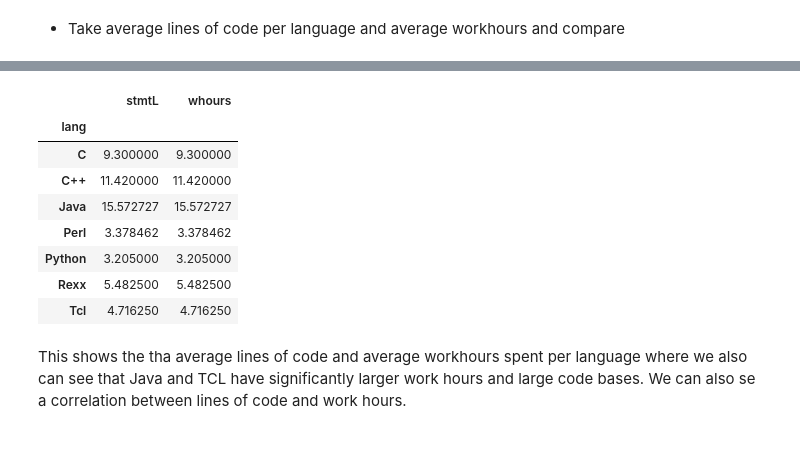
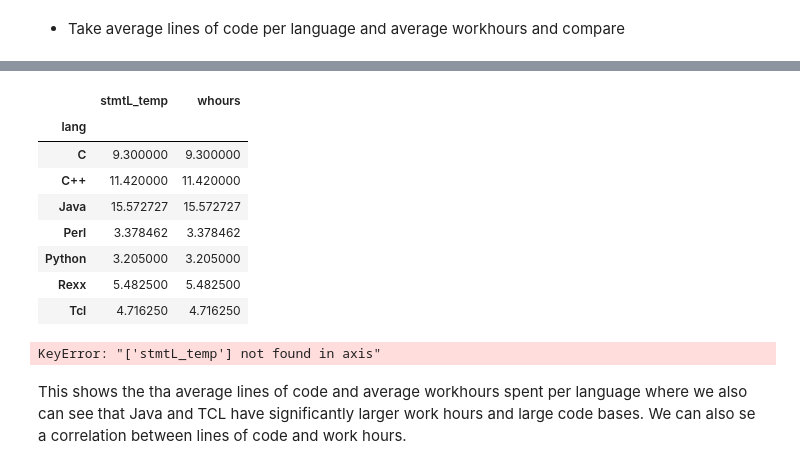
Before and after one commit to kevanoovitch/PA1457_RM_DataAnalysis, a Jupyter notebook: assignment3.ipynb, the cells around one changed output, grey strips where cells are left out. Cells and saved outputs as stored; diff of their text form; code cells hidden in the pictures.

```diff
--- a/assignment3.ipynb
+++ b/assignment3.ipynb
@@ -55,0 +36,3 @@ Name: count, dtype: int64
+# %%
+for c in df.columns:
+    df[c] = df[c].replace(('','??'), np.nan).fillna("not answered")
@@ -143,22 +73,0 @@ df
-# %%
-# === z1000rel ===
-
-# Convert all values to floats
-df['z1000rel'] = pd.to_numeric(df['z1000rel'], errors='coerce').fillna(0)
-
-#Round to 3 decmial for consistency
-df['z1000rel'] = df['z1000rel'].round(2)
-
-
-# === m1000rel === #
-
-# Convert all values to floats
-df['m1000rel'] = pd.to_numeric(df['m1000rel'], errors='coerce').fillna(0)
-
-#Round to 3 decmial for consistency
-df['m1000rel'] = df['m1000rel'].round(2)
-
-df['z1000rel'].value_counts(dropna=False)
-
-
-df['m1000rel'].value_counts(dropna=False)
@@ -183,11 +73,0 @@ Name: count, dtype: int64
-# %%
-# Convert to numeric, non-numeric and empty strings become NaN
-df['whours_numeric'] = pd.to_numeric(df['whours'], errors='coerce')
-
-# Fill missing values with 'not answered'
-df['whours'] = df['whours_numeric'].fillna("not answered").astype(str)
-
-df = df.drop(columns=['whours_numeric'])
-
-# Check value counts
-df['whours'].value_counts(dropna=False)
@@ -275,12 +118,12 @@ df
 # %%
-df['stmtL'] = pd.to_numeric(df['stmtL'], errors='coerce')
+df['stmtL_temp'] = pd.to_numeric(df['stmtL'], errors='coerce')
 
 # Group by language and calculate the mean
-lang_summary = df.groupby('lang')[['stmtL', 'whours']].mean()
+lang_summary = df.groupby('lang')[['stmtL_temp', 'whours']].mean()
 
 lang_summary
 # %% [output]
-|  | stmtL | whours |
+|  | stmtL_temp | whours |
 | lang |  |  |
 | C | 9.300000 | 9.300000 |
 | C++ | 11.420000 | 11.420000 |
@@ -289,5 +132,9 @@ lang_summary
 | Python | 3.205000 | 3.205000 |
 | Rexx | 5.482500 | 5.482500 |
 | Tcl | 4.716250 | 4.716250 |
+# %%
+df.drop(['stmtL_temp'])
+# %% [output]
+KeyError: "['stmtL_temp'] not found in axis"
 # %% [markdown]
 This shows the tha average lines of code and average workhours spent per language where we also can see that Java and TCL have significantly larger work hours and large code bases. We can also se a correlation between lines of code and work hours.
```
Also changed, not shown: parts of 17 cells of this notebook.
